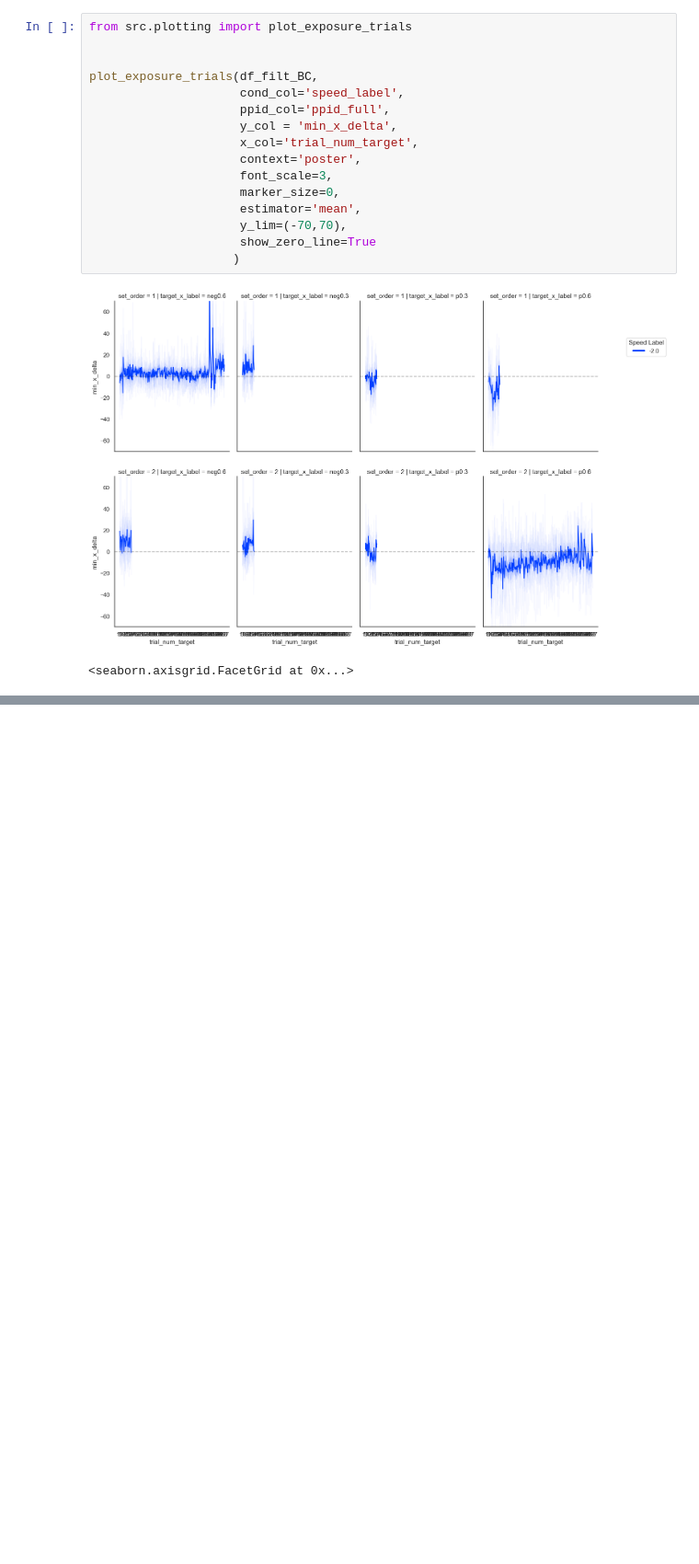
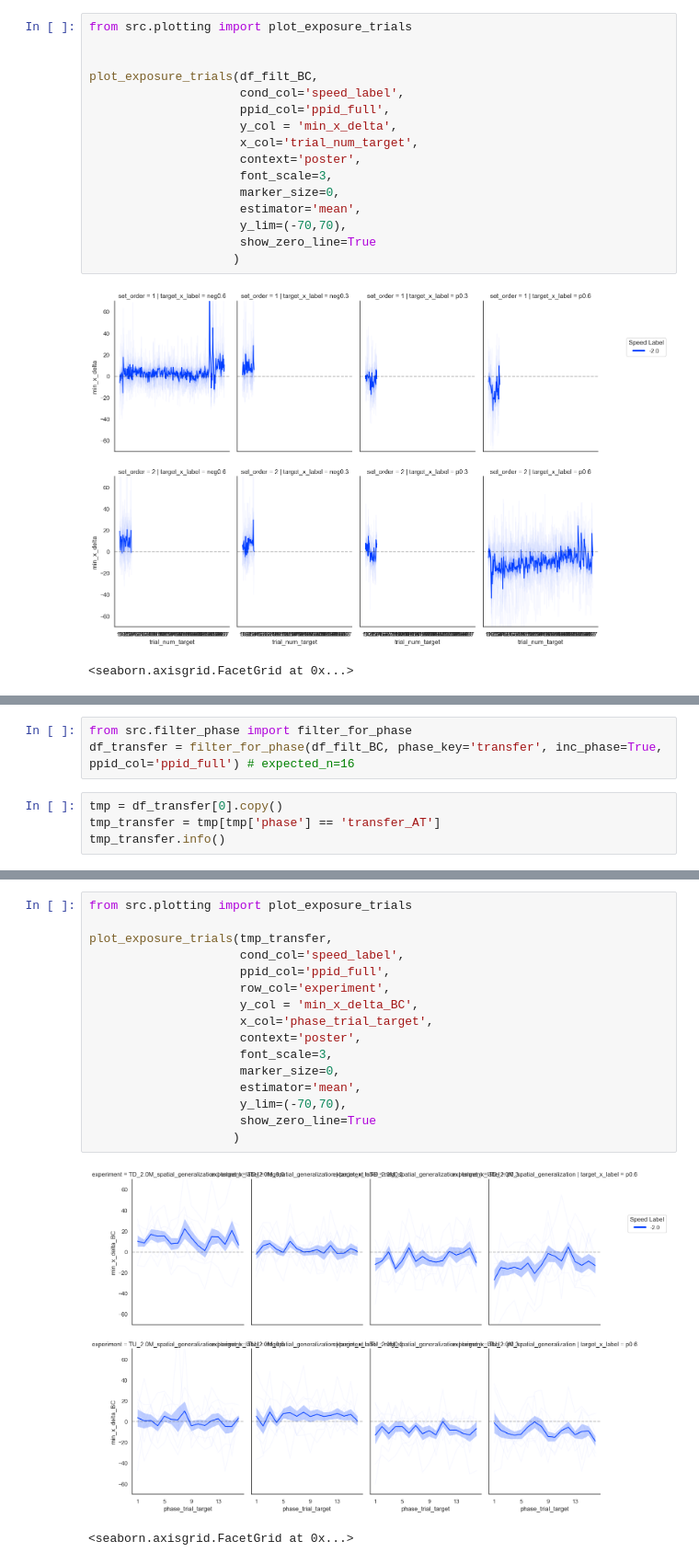
Before and after one commit to jacobjb02/vr-motor-adaptation-notebooks, a Jupyter notebook: Notebook/Spatial_Generalization.ipynb, the cells around one changed output, grey strips where cells are left out. Shown at 92% size. Drawn from its saved outputs; the diff is of its cells as text; blank space fills up the shorter version.

```diff
--- a/Notebook/Spatial_Generalization.ipynb
+++ b/Notebook/Spatial_Generalization.ipynb
@@ -309,0 +328,7 @@ plot_exposure_trials(df_filt_BC,
+# %%
+from src.filter_phase import filter_for_phase
+df_transfer = filter_for_phase(df_filt_BC, phase_key='transfer', inc_phase=True, ppid_col='ppid_full') # expected_n=16
+# %%
+tmp = df_transfer[0].copy()
+tmp_transfer = tmp[tmp['phase'] == 'transfer_AT']
+tmp_transfer.info()
@@ -309,0 +353,19 @@ plot_exposure_trials(df_filt_BC,
+# %%
+from src.plotting import plot_exposure_trials
+
+plot_exposure_trials(tmp_transfer,
+                     cond_col='speed_label',
+                     ppid_col='ppid_full',
+                     row_col='experiment',
+                     y_col = 'min_x_delta_BC',
+                     x_col='phase_trial_target',
+                     context='poster',
+                     font_scale=3,
+                     marker_size=0,
+                     estimator='mean',
+                     y_lim=(-70,70),
+                     show_zero_line=True
+                    )
+# %% [output]
+[figure, added]
+<seaborn.axisgrid.FacetGrid at 0x...>
```
Also changed, not shown: parts of 16 cells of this notebook, 4 other files.
